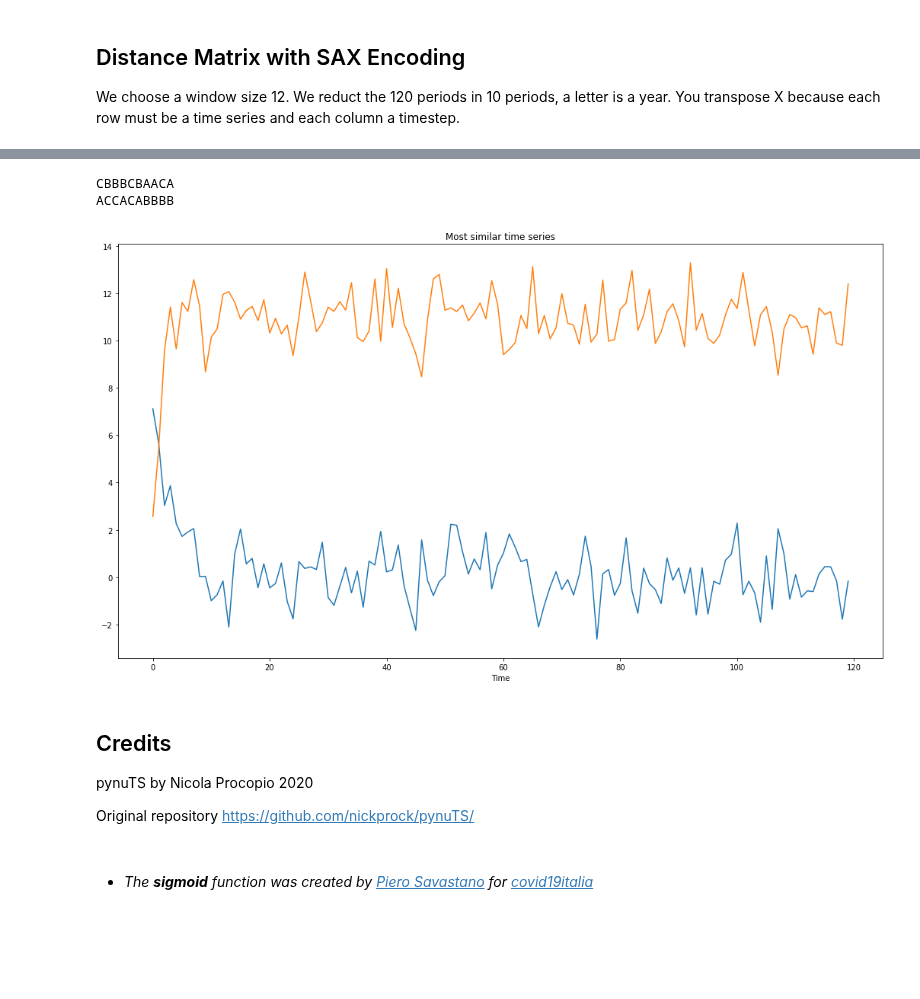
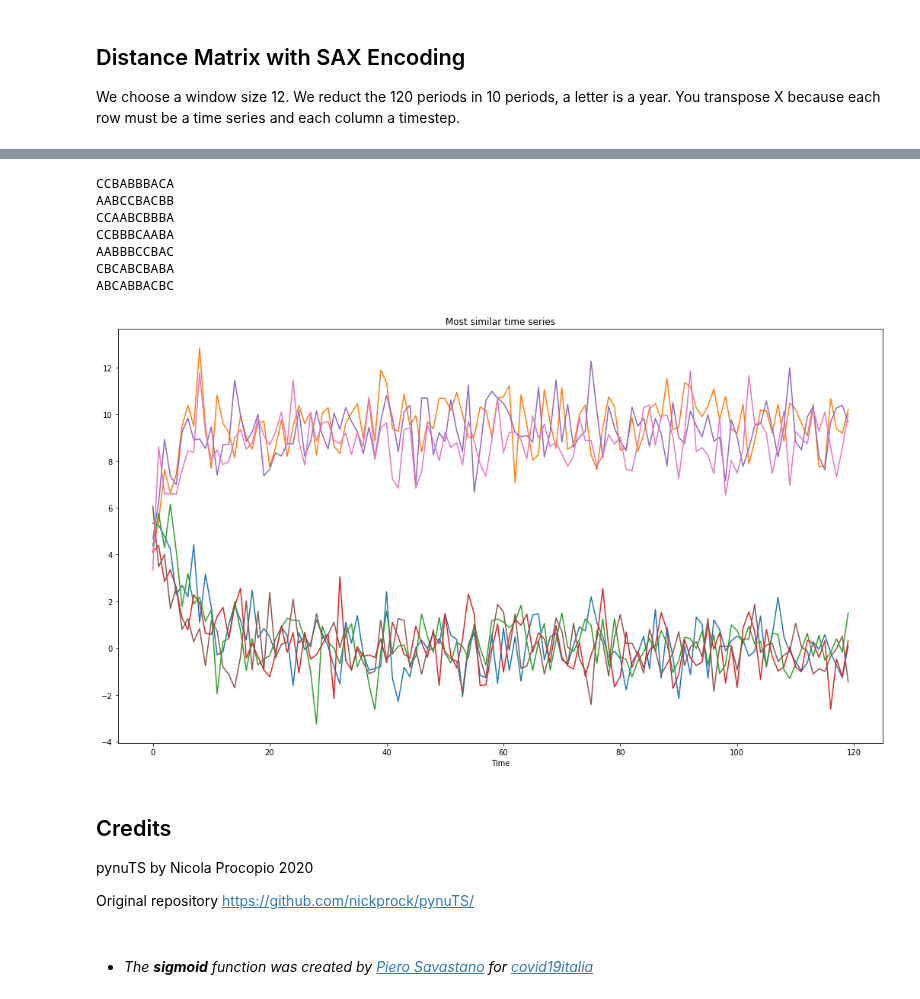
Before and after one commit to nickprock/pynuTS, a Jupyter notebook: demos/SAXEncoding_DistanceMatrix_Demo.ipynb, the cells around one changed output, grey strips where cells are left out. Drawn from its saved outputs; the diff is of its cells as text; code cells hidden in the pictures; blank space fills up the shorter version.

```diff
--- a/demos/SAXEncoding_DistanceMatrix_Demo.ipynb
+++ b/demos/SAXEncoding_DistanceMatrix_Demo.ipynb
@@ -145,4 +178,4 @@ index_min = np.where(distance_matrix==np.nanmin(distance_matrix))
 # %%
-for i in index_min:
-    print(sax_strings[i[0]])
+for i in minL:
+    print(sax_strings[i])
 # %% [output]
@@ -151,6 +184,6 @@ CCCBBBAABA
 # %%
 plt.figure(figsize=(18,10))
-for i in index_min:
+for i in minL:
     plt.plot(time, X.iloc[:,i].values)
 plt.title("Most similar time series")
 plt.xlabel("Time")
@@ -162,19 +196,29 @@ plt.show()
 index_max = np.where(distance_matrix==np.nanmax(distance_matrix))
+# %%
+maxL = []
+for i in range(len(index_max)):
+    maxL.append(index_max[i].tolist())
+maxL = np.unique(np.reshape(maxL, (-1)))
 # %%
-for i in index_max:
-    print(sax_strings[i[0]])
+for i in maxL:
+    print(sax_strings[i])
 # %% [output]
-CBBBCBAACA
-ACCACABBBB
+CCBABBBACA
+AABCCBACBB
+CCAABCBBBA
+CCBBBCAABA
+AABBBCCBAC
+CBCABCBABA
+ABCABBACBC
 # %%
 plt.figure(figsize=(18,10))
-for i in index_max:
+for i in maxL:
     plt.plot(time, X.iloc[:,i].values)
 plt.title("Most similar time series")
 plt.xlabel("Time")
 plt.show()
 # %% [output]
-[figure, old version]
+[figure, new version]
 # %% [markdown]
 ## Credits
 
```
Also changed, not shown: parts of 11 cells of this notebook.
